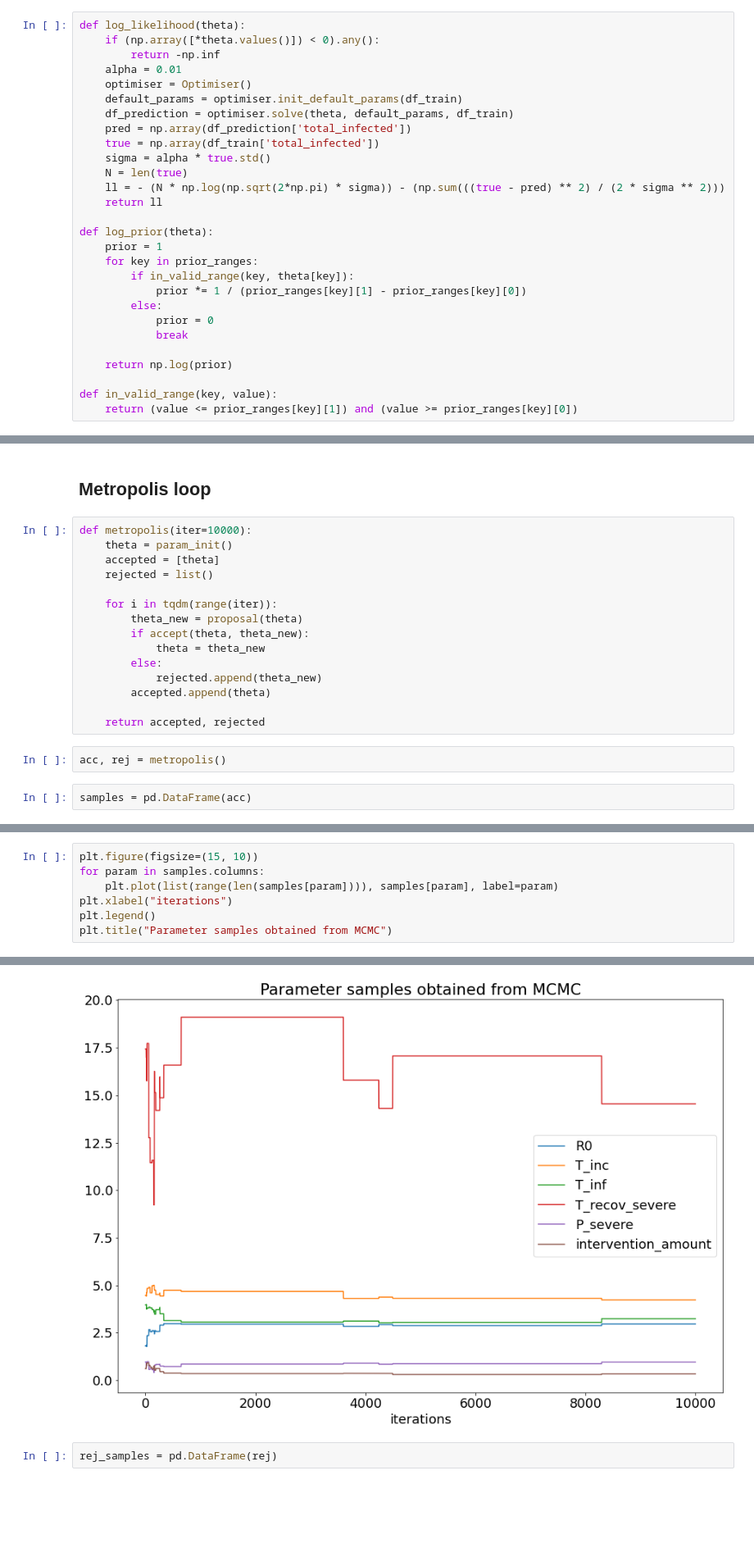
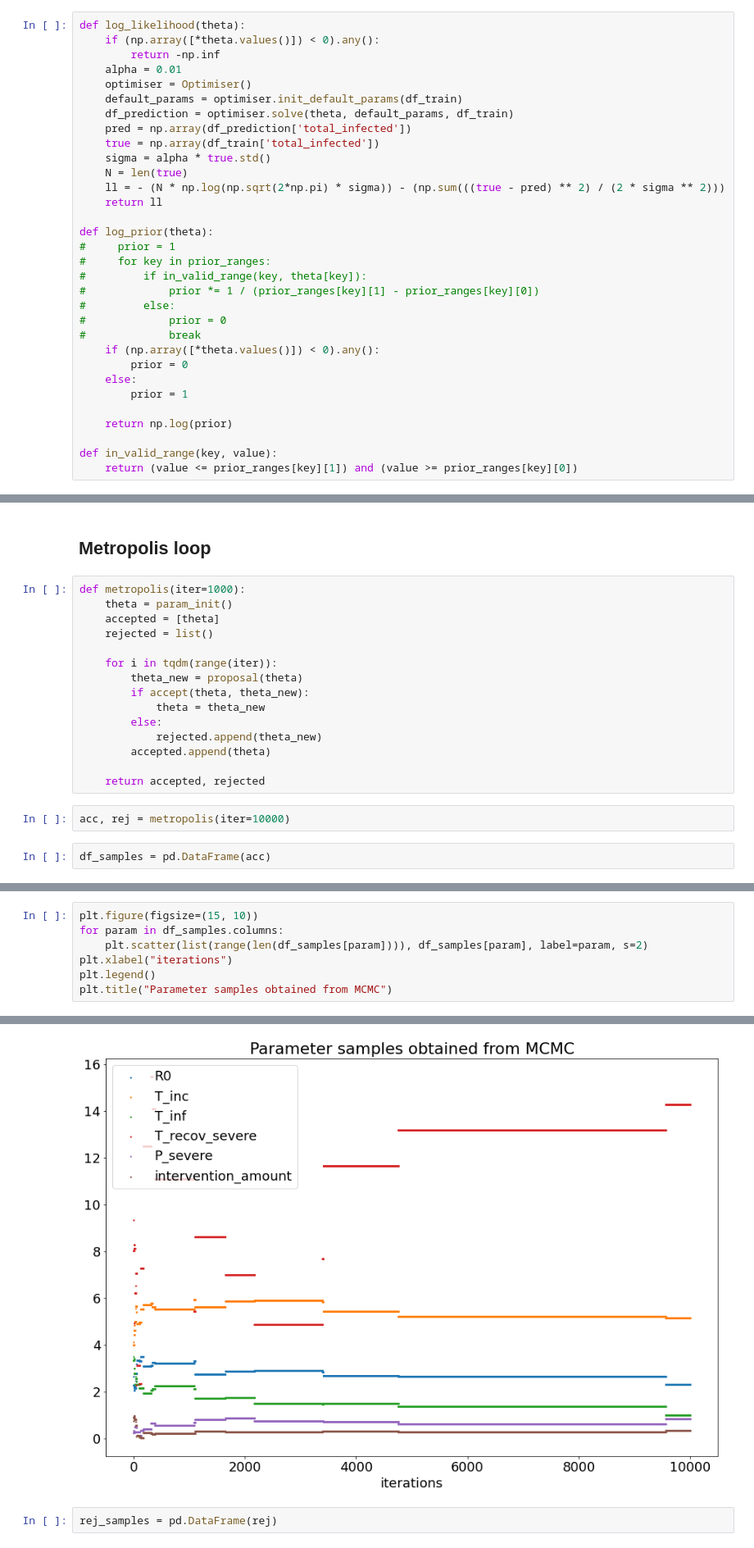
Before and after one commit to WadhwaniAI/covid-modelling, a Jupyter notebook: notebooks/seir/[TRY] metropolis.ipynb, the cells around one changed output, grey strips where cells are left out. Shown: that part at 82% size. Saved outputs shown, nothing was run; the diff lists cells and outputs as text; blank space fills up the shorter version.

```diff
--- a/notebooks/seir/[TRY] metropolis.ipynb
+++ b/notebooks/seir/[TRY] metropolis.ipynb
@@ -183,13 +162,17 @@ def log_likelihood(theta):
     return ll
 
 def log_prior(theta):
-    prior = 1
-    for key in prior_ranges:
-        if in_valid_range(key, theta[key]):
-            prior *= 1 / (prior_ranges[key][1] - prior_ranges[key][0])
-        else:
-            prior = 0
-            break
+#     prior = 1
+#     for key in prior_ranges:
+#         if in_valid_range(key, theta[key]):
+#             prior *= 1 / (prior_ranges[key][1] - prior_ranges[key][0])
+#         else:
+#             prior = 0
+#             break
+    if (np.array([*theta.values()]) < 0).any():
+        prior = 0
+    else:
+        prior = 1
 
     return np.log(prior)
 
@@ -210,7 +193,7 @@ def accept(theta_old, theta_new):
 # %% [markdown]
 ## Metropolis loop
 # %%
-def metropolis(iter=10000):
+def metropolis(iter=1000):
     theta = param_init()
     accepted = [theta]
     rejected = list()
@@ -225,6 +208,6 @@ def metropolis(iter=10000):
 
     return accepted, rejected
 # %%
-acc, rej = metropolis()
+acc, rej = metropolis(iter=10000)
 # %%
-samples = pd.DataFrame(acc)
+df_samples = pd.DataFrame(acc)
@@ -247,13 +230,13 @@ samples
 # %%
 plt.figure(figsize=(15, 10))
-for param in samples.columns:
-    plt.plot(list(range(len(samples[param]))), samples[param], label=param)
+for param in df_samples.columns:
+    plt.scatter(list(range(len(df_samples[param]))), df_samples[param], label=param, s=2)
 plt.xlabel("iterations")
 plt.legend()
 plt.title("Parameter samples obtained from MCMC")
 # %% [output]
 Text(0.5, 1.0, 'Parameter samples obtained from MCMC')
-[figure, old version]
+[figure, new version]
 # %%
 rej_samples = pd.DataFrame(rej)
 # %%
```
Also changed, not shown: parts of 15 cells of this notebook.
